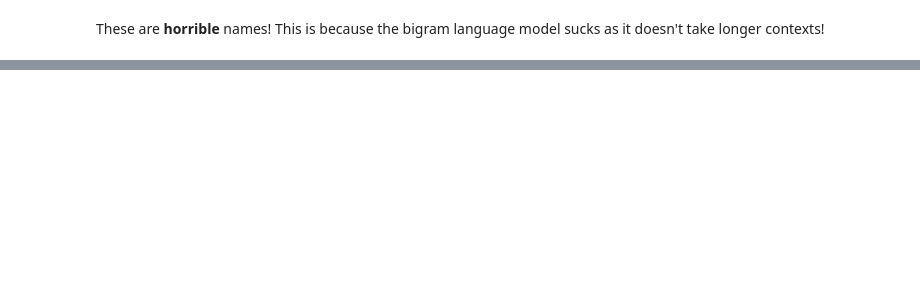
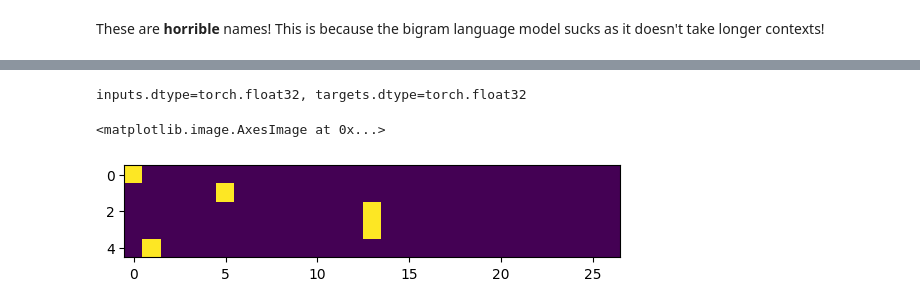
Before and after one commit to sidsaha-ai/ai-learn, a Jupyter notebook: code/makemore/lesson.ipynb, the cells around one changed output, grey strips where cells are left out. Cells and saved outputs as stored; diff of their text form; code cells hidden in the pictures; blank space fills up the shorter version.

```diff
--- a/code/makemore/lesson.ipynb
+++ b/code/makemore/lesson.ipynb
@@ -139,0 +172,18 @@ These are **horrible** names! This is because the bigram language model sucks as
+# %%
+nll = 0  # the negative log likelihood
+num_occurences = 0  # the number of occurrences, for finding the average
+
+for w in words:
+    chs = ['.'] + list(w) + ['.']
+    for ch1, ch2 in zip(chs, chs[1:]):
+        index1 = stoi.get(ch1)
+        index2 = stoi.get(ch2)
+
+        nll += torch.log(P[index1, index2])
+        num_occurences += 1
+
+nll = (-1) * nll
+print(f'Negative Log Likelihood = {nll.item():.4f}')
+
+normalized_nll = nll / num_occurences
+print(f'Normalized Negative Log Likelihood = {normalized_nll.item():.4f}')
@@ -139,0 +201,35 @@ These are **horrible** names! This is because the bigram language model sucks as
+# %%
+inputs, targets = [], []  # the list of inputs and targets
+
+for w in words[:1]:
+    chs = ['.'] + list(w) + ['.']  # append the word delimiters
+
+    for ch1, ch2 in zip(chs, chs[1:]):
+        ch1_index = stoi.get(ch1)
+        ch2_index = stoi.get(ch2)
+
+        # when the input letter is ch1, the target letter is ch2
+        inputs.append(ch1_index)
+        targets.append(ch2_index)
+
+# convert the inputs and targets to tensor that can be fed to the neural network for training
+inputs = torch.tensor(inputs)
+targets = torch.tensor(targets)
+
+# the integers in inputs and targets actually denote the letters (so they are
+# categorical data). For categorical data, we generally one-hot encode them to be
+# fed to the training of the neural network.
+inputs = F.one_hot(inputs, num_classes=27)  # pass the "number of classes (categories possible) which is 27 for us (26 letters + the dot as the word delimiter)"
+targets = F.one_hot(targets, num_classes=27)
+
+# however, the dtypes of inputs and targets are integers, we should feed float to train the neural network
+inputs = inputs.float()
+targets = targets.float()
+
+print(f'{inputs.dtype=}, {targets.dtype=}')
+
+plt.imshow(inputs)
+# %% [output]
+inputs.dtype=torch.float32, targets.dtype=torch.float32
+<matplotlib.image.AxesImage at 0x...>
+[figure, added]
```
Also changed, not shown: parts of 11 cells of this notebook.
